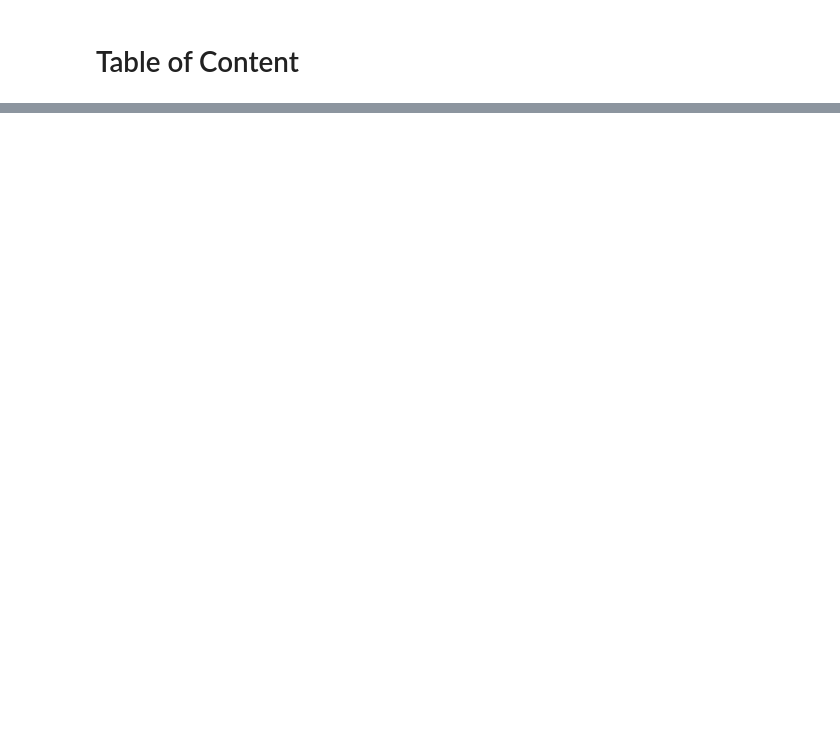
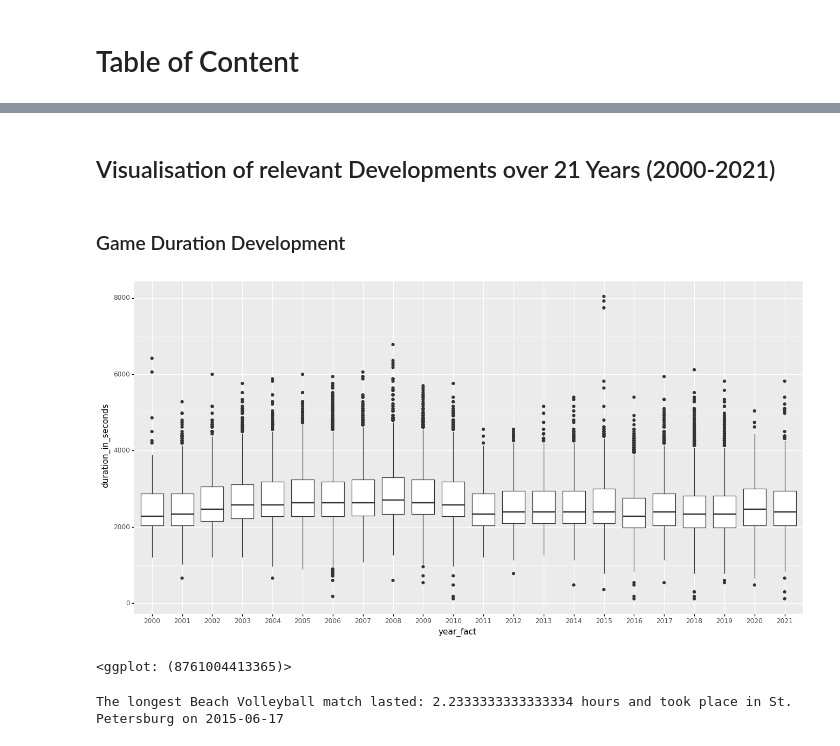
Before and after one commit to schap101/beachvolley_analysis, a Jupyter notebook: Beach_Volley_Dossier.ipynb, the cells around one changed output, grey strips where cells are left out. Saved outputs shown, nothing was run; the diff lists cells and outputs as text; code cells hidden in the pictures; blank space fills up the shorter version.

```diff
--- a/Beach_Volley_Dossier.ipynb
+++ b/Beach_Volley_Dossier.ipynb
@@ -28,0 +94,7 @@ It is a sport mostly a with associated with summer, beach, good vibes and vacati
+# %%
+url = ['https://raw.githubusercontent.com/BigTimeStats/beach-volleyball/master/data/full_archive/full_archive.csv']
+
+df = pd.read_csv(url[0], index_col=None, header=0, encoding = "latin-1")
+
+with pd.option_context('display.max_rows', 5, 'display.max_columns', None):
+    display(df)
@@ -28,0 +131,14 @@ It is a sport mostly a with associated with summer, beach, good vibes and vacati
+# %%
+df_new = df[df['duration'].notnull()]
+
+def get_seconds(time_str):
+    hh, mm = time_str.split(':')
+    return int(hh) * 3600 + int(mm) * 60
+
+print('Time in Seconds:', get_seconds(df_new['duration'][0]))
+
+df_clean = df_new.copy()
+df_clean['duration_in_seconds'] = df_clean['duration'].apply(get_seconds)
+
+with pd.option_context('display.max_rows', 5, 'display.max_columns', None):
+    display(df_clean)
@@ -28,0 +154,17 @@ It is a sport mostly a with associated with summer, beach, good vibes and vacati
+# %% [markdown]
+## Visualisation of relevant Developments over 21 Years (2000-2021) ##
+# %% [markdown]
+### Game Duration Development ###
+# %%
+df_clean['year_fact'] = df_clean['year'].astype("category")
+
+ggplot(df_clean, aes(x='year_fact', y='duration_in_seconds')) + \
+    geom_boxplot() + \
+    theme(figure_size=(16, 8))
+# %% [output]
+[figure, added]
+<ggplot: (8761004413365)>
+# %%
+print('The longest Beach Volleyball match lasted: ' + str(df_clean['duration_in_seconds'].loc[df_clean['duration_in_seconds'].idxmax()]/3600) + ' hours and took place in ' + str(df_clean['tournament'].loc[df_clean['duration_in_seconds'].idxmax()]) + ' on ' + str(df_clean['date'].loc[df_clean['duration_in_seconds'].idxmax()]))
+# %% [output]
+The longest Beach Volleyball match lasted: 2.2333333333333334 hours and took place in St. Petersburg on 2015-06-17
```
Also changed, not shown: parts of 40 cells of this notebook.
